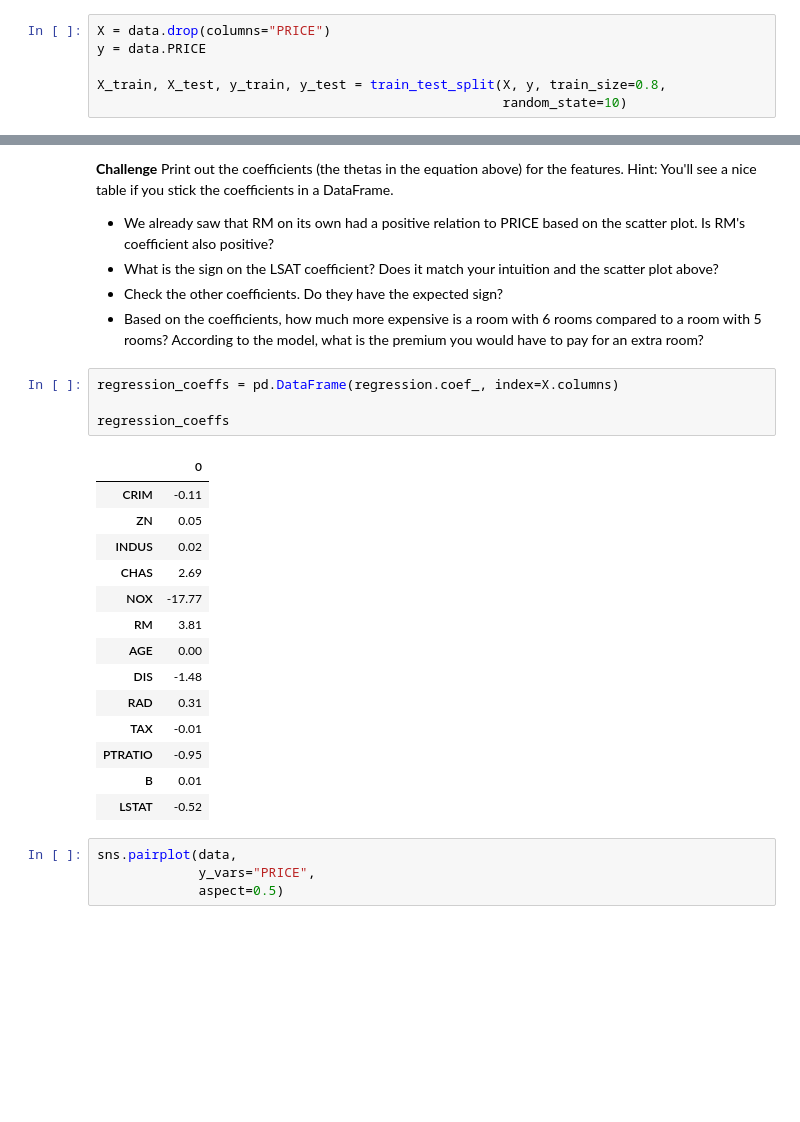
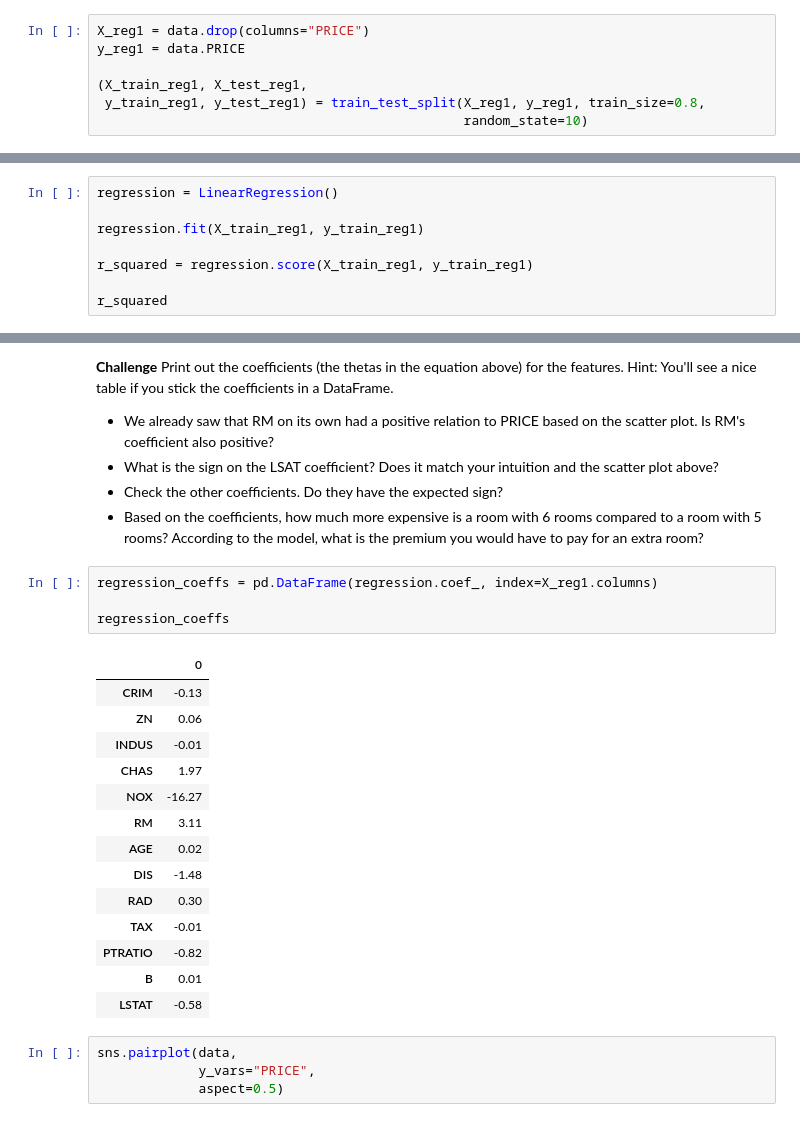
Before and after one commit to renankin/100-days-of-code, a Jupyter notebook: day-081/multivariable-regression/Multivariable_Regression_and_Valuation_Model_(start).ipynb, the cells around one changed output, grey strips where cells are left out. Cells and saved outputs as stored; diff of their text form; blank space fills up the shorter version.

```diff
--- a/day-081/multivariable-regression/Multivariable_Regression_and_Valuation_Model_(start).ipynb
+++ b/day-081/multivariable-regression/Multivariable_Regression_and_Valuation_Model_(start).ipynb
@@ -377,11 +377,12 @@ We *can't* use all 506 entries in our dataset to train our model. The reason is
 
 Hint: Remember, your **target** is your home PRICE, and your **features** are all the other columns you'll use to predict the price.
 # %%
-X = data.drop(columns="PRICE")
-y = data.PRICE
+X_reg1 = data.drop(columns="PRICE")
+y_reg1 = data.PRICE
 
-X_train, X_test, y_train, y_test = train_test_split(X, y, train_size=0.8,
-                                                    random_state=10)
+(X_train_reg1, X_test_reg1,
+ y_train_reg1, y_test_reg1) = train_test_split(X_reg1, y_reg1, train_size=0.8,
+                                               random_state=10)
 # %% [markdown]
 # Multivariable Regression
 
@@ -408,0 +398,8 @@ r_squared
+# %%
+regression = LinearRegression()
+
+regression.fit(X_train_reg1, y_train_reg1)
+
+r_squared = regression.score(X_train_reg1, y_train_reg1)
+
+r_squared
@@ -418,24 +417,24 @@ Here we do a sense check on our regression coefficients. The first thing to look
 * Check the other coefficients. Do they have the expected sign?
 * Based on the coefficients, how much more expensive is a room with 6 rooms compared to a room with 5 rooms? According to the model, what is the premium you would have to pay for an extra room?
 # %%
-regression_coeffs = pd.DataFrame(regression.coef_, index=X.columns)
+regression_coeffs = pd.DataFrame(regression.coef_, index=X_reg1.columns)
 
 regression_coeffs
 # %% [output]
 |  | 0 |
-| CRIM | -0.11 |
-| ZN | 0.05 |
-| INDUS | 0.02 |
-| CHAS | 2.69 |
-| NOX | -17.77 |
-| RM | 3.81 |
-| AGE | 0.00 |
+| CRIM | -0.13 |
+| ZN | 0.06 |
+| INDUS | -0.01 |
+| CHAS | 1.97 |
+| NOX | -16.27 |
+| RM | 3.11 |
+| AGE | 0.02 |
 | DIS | -1.48 |
-| RAD | 0.31 |
+| RAD | 0.30 |
 | TAX | -0.01 |
-| PTRATIO | -0.95 |
+| PTRATIO | -0.82 |
 | B | 0.01 |
-| LSTAT | -0.52 |
+| LSTAT | -0.58 |
 # %%
 sns.pairplot(data,
              y_vars="PRICE",
```
Also changed, not shown: parts of 14 cells of this notebook.
